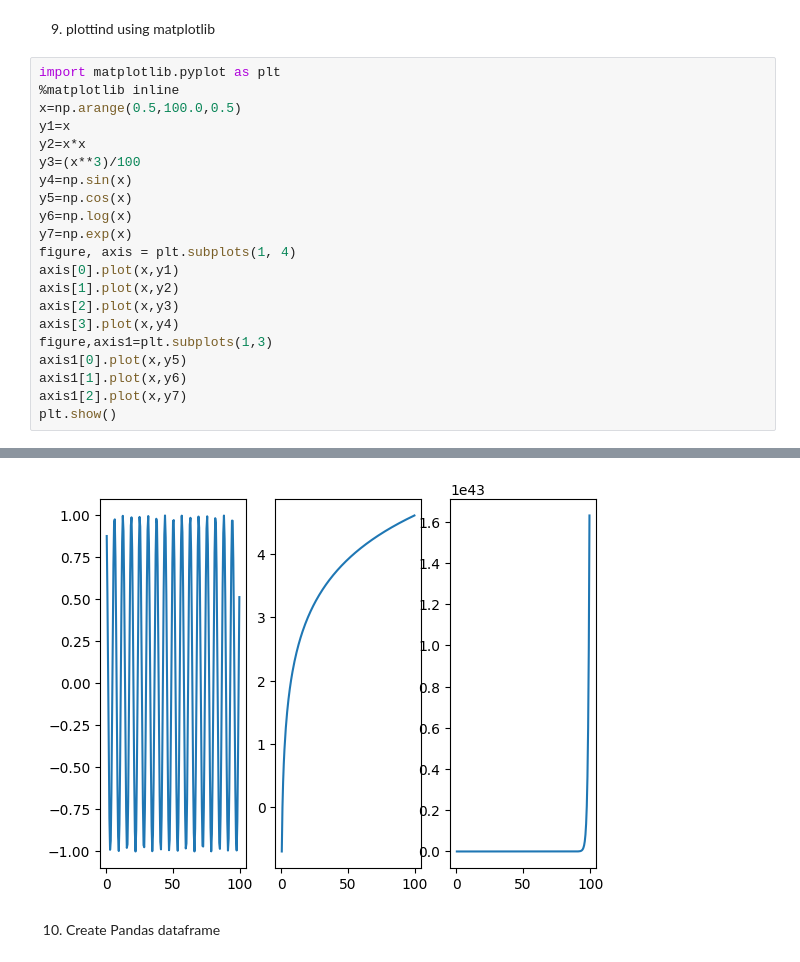
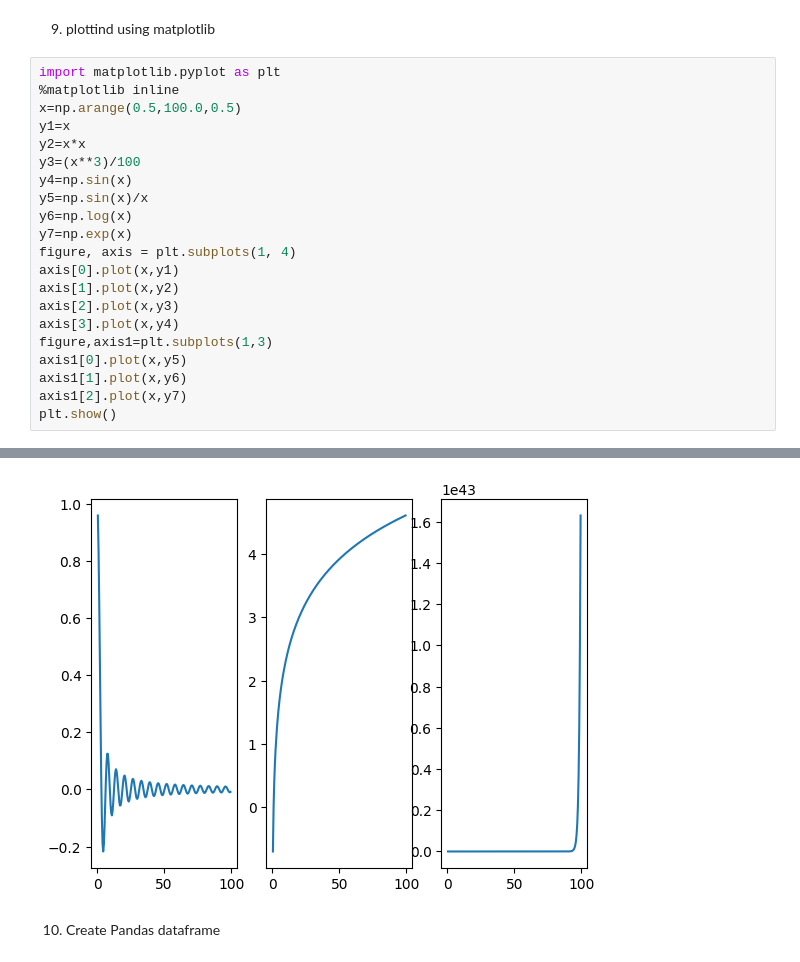
Before and after one commit to saikrishna4276/ML_Prereq, a Jupyter notebook: ML_Prerequisite.ipynb, the cells around one changed output, grey strips where cells are left out. Saved outputs shown, nothing was run; the diff lists cells and outputs as text.

```diff
--- a/ML_Prerequisite.ipynb
+++ b/ML_Prerequisite.ipynb
@@ -76,27 +76,27 @@ but it also depends on size of array, if size of array is small, then numpy.medi
 # %%
 import matplotlib.pyplot as plt
 %matplotlib inline
 x=np.arange(0.5,100.0,0.5)
 y1=x
 y2=x*x
 y3=(x**3)/100
 y4=np.sin(x)
-y5=np.cos(x)
+y5=np.sin(x)/x
 y6=np.log(x)
 y7=np.exp(x)
 figure, axis = plt.subplots(1, 4)
 axis[0].plot(x,y1)
 axis[1].plot(x,y2)
 axis[2].plot(x,y3)
 axis[3].plot(x,y4)
 figure,axis1=plt.subplots(1,3)
 axis1[0].plot(x,y5)
 axis1[1].plot(x,y6)
 axis1[2].plot(x,y7)
 plt.show()
 # %% [output]
 [figure]
-[figure, old version]
+[figure, new version]
 # %% [markdown]
 10. Create Pandas dataframe
 # %%
```
